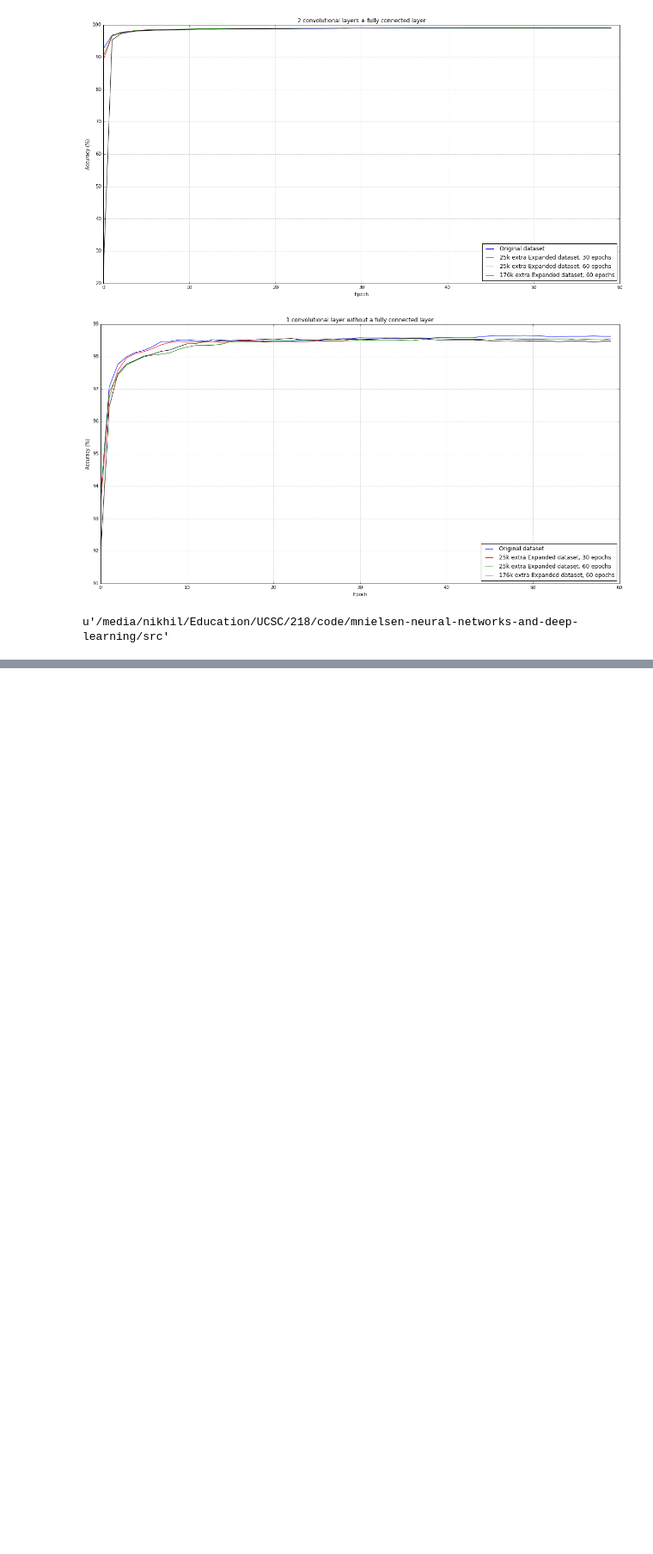
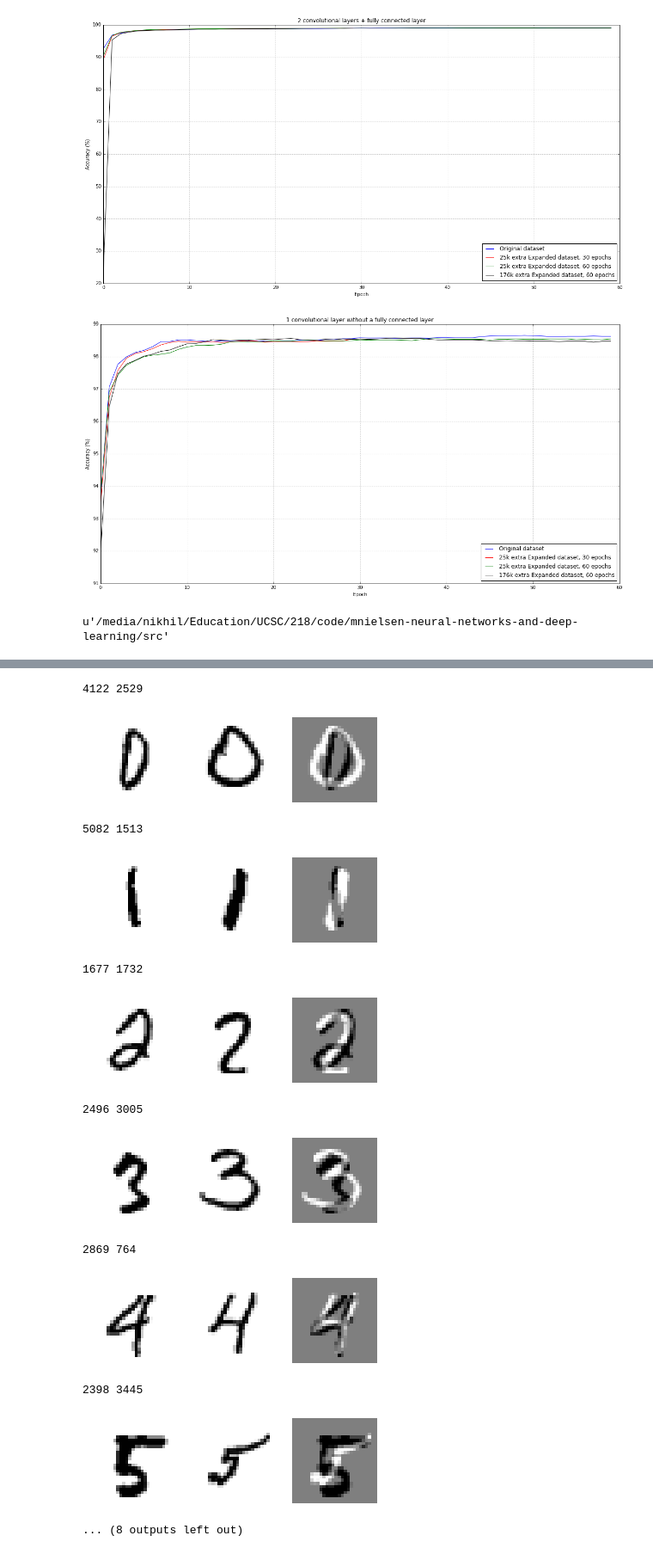
Before and after one commit to nkini/neural-networks-and-deep-learning, a Jupyter notebook: src/HW2.ipynb, the cells around one changed output, grey strips where cells are left out. Shown at 86% size. Cells and saved outputs as stored; diff of their text form; code cells hidden in the pictures; blank space fills up the shorter version.

```diff
--- a/src/HW2.ipynb
+++ b/src/HW2.ipynb
@@ -878,0 +978,68 @@ IndentationError: expected an indented block (<ipython-input-37-85575828369f>, l
+# %%
+def get_neighbour_sum_(S,yi,d):
+    indices = get_neighbour_indices(d)
+    relevant_indices = indices & S
+    ans = 0
+    for i in relevant_indices:
+        ans += abs(yi[i])
+        return ans,len(relevant_indices)
+
+def get_best_pixel_to_add_(S,yi):
+    best_sum = float('inf')
+    best_d = None
+    len_best = float('inf')
+    for d in S:
+        sum_d,num_rel_nbs = get_neighbour_sum_(S,yi,d)
+        if len_best == num_rel_nbs:
+            if best_sum > sum_d:
+                best_sum = sum_d
+                best_d = d
+        elif len_best > num_rel_nbs:
+            best_sum = sum_d
+            len_best = num_rel_nbs
+            best_d = d
+    return best_d
+
+def generate_new_data(D):
+    i1,i2 = random.sample(xrange(len(T[D])-1),2)
+    x1,x2 = T[D][i1],T[D][i2]
+    x = x1 - x2
+    print i1,i2
+    S1 = set(np.nonzero(x)[0])
+
+    y = [0]*len(S1)
+
+    y[0] = x2
+
+    num_S = len(S1)
+    for i in range(1,num_S):
+
+        d = get_best_pixel_to_add_(S1,y[i-1])
+        S1.remove(d)
+        y[i] = y[i-1] + jx(d,x)
+
+    img_x1,img_x2,img_x = unflatten_images([x1,x2,x])
+    plot_x1_x2_x(img_x1,img_x2,img_x)
+
+    y_imgs = unflatten_images(y)
+    generate_animations(y_imgs,'iter1'+str(D))
+    ## minimum neighbours, minimum sum, y[i-1] used for comparison
+
+    return y
+
+for i in range(10):
+    y = generate_new_data(i)
+# %% [output]
+4122 2529
+[figure, added]
+5082 1513
+[figure, added]
+1677 1732
+[figure, added]
+2496 3005
+[figure, added]
+2869 764
+[figure, added]
+2398 3445
+[figure, added]
+... (8 outputs left out)
```
Also changed, not shown: parts of 10 cells of this notebook, 6 other files.
